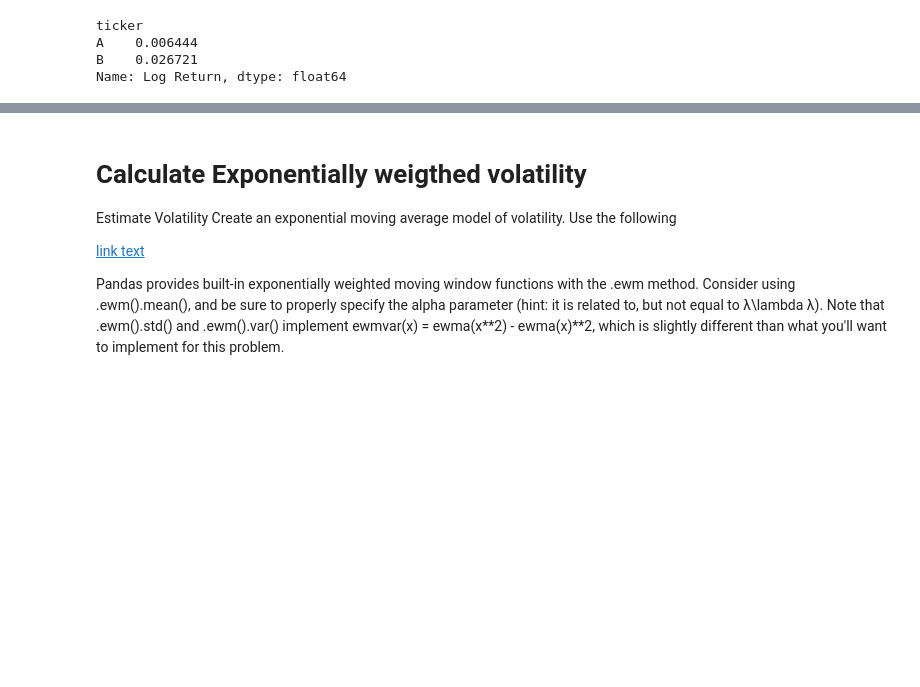
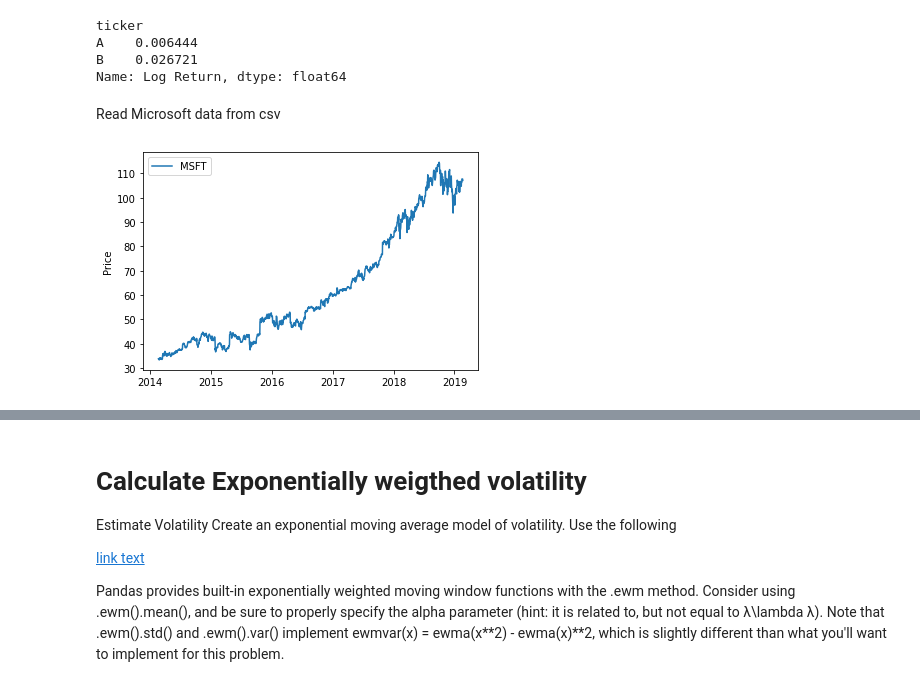
Before and after one commit to PeterSlakhorst/colab_jupyter, a Jupyter notebook: returns.ipynb, the cells around one changed output, grey strips where cells are left out. Cells and saved outputs as stored; diff of their text form; code cells hidden in the pictures; blank space fills up the shorter version.

```diff
--- a/returns.ipynb
+++ b/returns.ipynb
@@ -83,3 +90,16 @@ ticker
 A    0.006444
 B    0.026721
 Name: Log Return, dtype: float64
+# %% [markdown]
+Read Microsoft data from csv
+# %%
+file_name = 'MSFT.csv'
+# load stock data from csv
+data = pd.read_csv(my_drive_path+file_name, parse_dates=["date"], index_col='date')
+X = data['close']
+# %%
+plt.plot(X.index, X.values)
+plt.ylabel('Price')
+plt.legend(['MSFT']);
+# %% [output]
+[figure, added]
```
Also changed, not shown: parts of 5 cells of this notebook.
